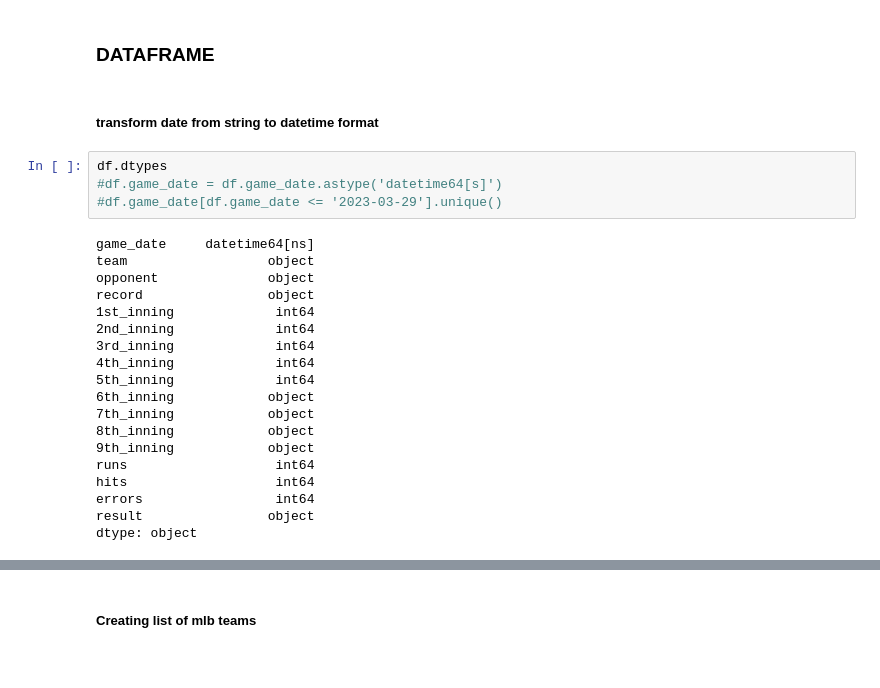
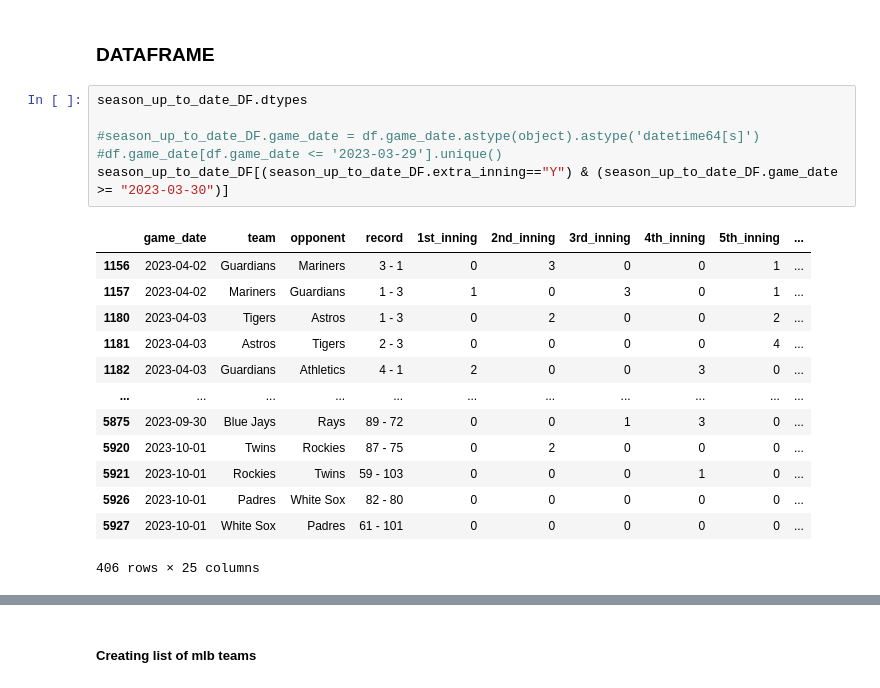
Before and after one commit to ed04rdo/MLB-webscraper, a Jupyter notebook: src/analysis.ipynb, the cells around one changed output, grey strips where cells are left out. Saved outputs shown, nothing was run; the diff lists cells and outputs as text.

```diff
--- a/src/analysis.ipynb
+++ b/src/analysis.ipynb
@@ -52,28 +57,23 @@ result                          T
 Name: 137, dtype: object
 # %% [markdown]
 <h3>DATAFRAME</h3>
-# %% [markdown]
-<h5>transform date from string to datetime format</h5>
 # %%
-df.dtypes
-#df.game_date = df.game_date.astype('datetime64[s]')
+season_up_to_date_DF.dtypes
+
+#season_up_to_date_DF.game_date = df.game_date.astype(object).astype('datetime64[s]')
 #df.game_date[df.game_date <= '2023-03-29'].unique()
+season_up_to_date_DF[(season_up_to_date_DF.extra_inning=="Y") & (season_up_to_date_DF.game_date >= "2023-03-30")]
 # %% [output]
+|  | game_date | team | opponent | record | 1st_inning | 2nd_inning | 3rd_inning | 4th_inning | 5th_inning | ... |
+| 1156 | 2023-04-02 | Guardians | Mariners | 3 - 1 | 0 | 3 | 0 | 0 | 1 | ... |
+| 1157 | 2023-04-02 | Mariners | Guardians | 1 - 3 | 1 | 0 | 3 | 0 | 1 | ... |
+| 1180 | 2023-04-03 | Tigers | Astros | 1 - 3 | 0 | 2 | 0 | 0 | 2 | ... |
+| 1181 | 2023-04-03 | Astros | Tigers | 2 - 3 | 0 | 0 | 0 | 0 | 4 | ... |
+| 1182 | 2023-04-03 | Guardians | Athletics | 4 - 1 | 2 | 0 | 0 | 3 | 0 | ... |
+| ... | ... | ... | ... | ... | ... | ... | ... | ... | ... | ... |
+| 5875 | 2023-09-30 | Blue Jays | Rays | 89 - 72 | 0 | 0 | 1 | 3 | 0 | ... |
+| 5920 | 2023-10-01 | Twins | Rockies | 87 - 75 | 0 | 2 | 0 | 0 | 0 | ... |
+| 5921 | 2023-10-01 | Rockies | Twins | 59 - 103 | 0 | 0 | 0 | 1 | 0 | ... |
+| 5926 | 2023-10-01 | Padres | White Sox | 82 - 80 | 0 | 0 | 0 | 0 | 0 | ... |
+| 5927 | 2023-10-01 | White Sox | Padres | 61 - 101 | 0 | 0 | 0 | 0 | 0 | ... |
-game_date     datetime64[ns]
-team                  object
-opponent              object
-record                object
-1st_inning             int64
-2nd_inning             int64
-3rd_inning             int64
-4th_inning             int64
-5th_inning             int64
-6th_inning            object
-7th_inning            object
-8th_inning            object
-9th_inning            object
-runs                   int64
-hits                   int64
-errors                 int64
-result                object
-dtype: object
+406 rows × 25 columns
```
Also changed, not shown: parts of 10 cells of this notebook, 3 other files.
